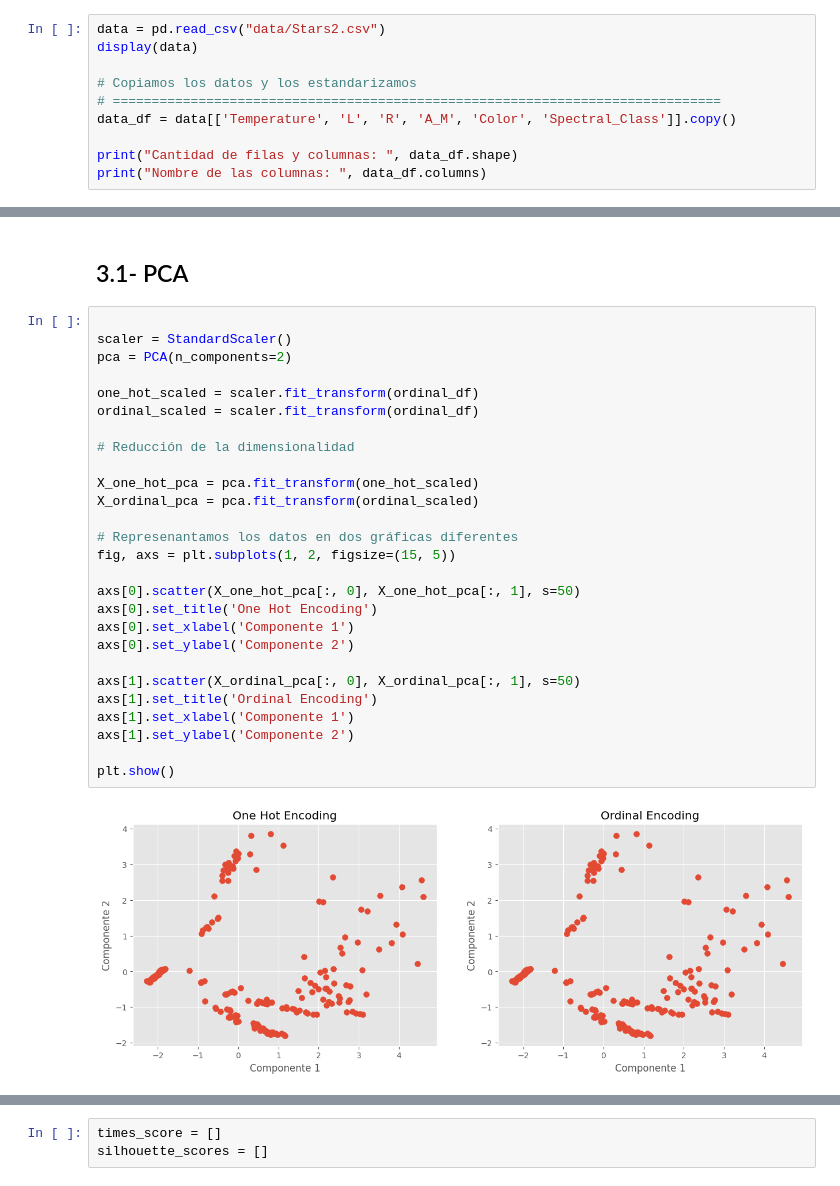
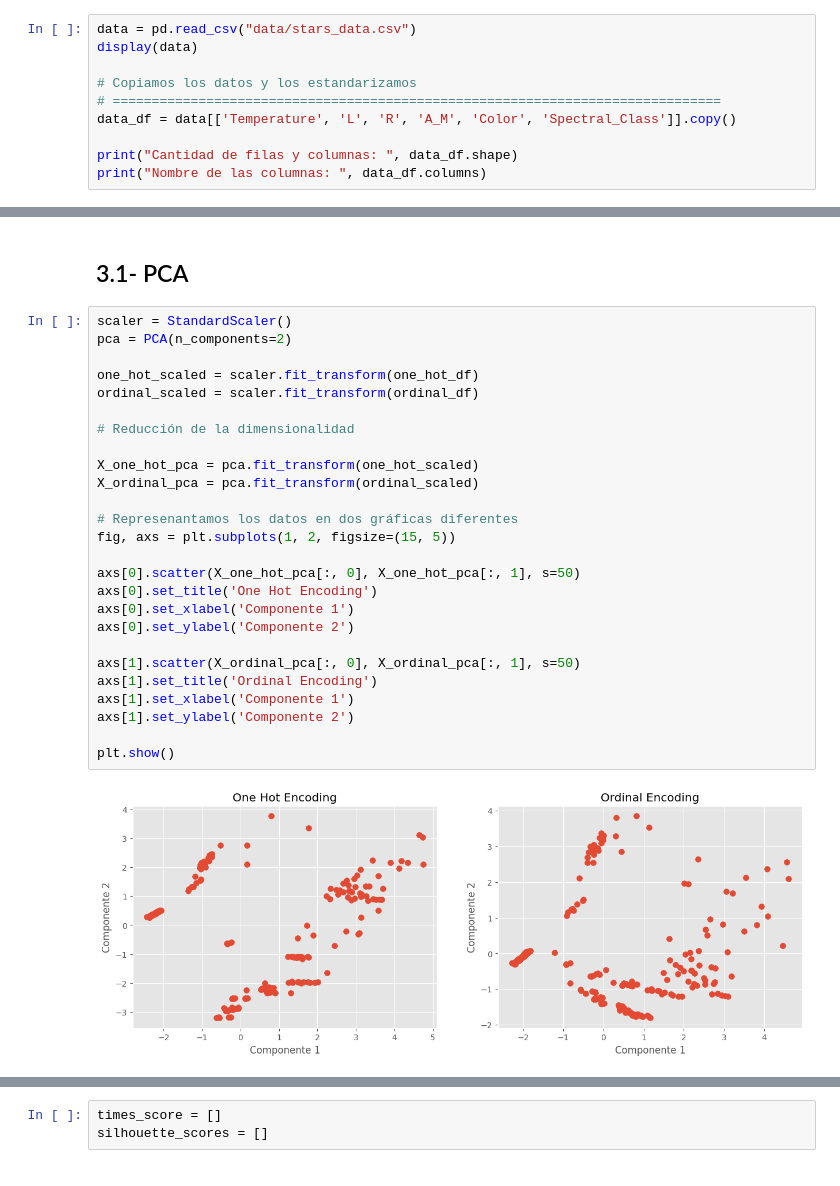
Before and after one commit to RaulCarrero02/G23.P2.100451286.100472334, a Jupyter notebook: kmean.ipynb, the cells around one changed output, grey strips where cells are left out. Saved outputs shown, nothing was run; the diff lists cells and outputs as text.

```diff
--- a/kmean.ipynb
+++ b/kmean.ipynb
@@ -114,7 +115,7 @@ import scipy.cluster.hierarchy as sch
 # %% [markdown]
 ## Importar los datos
 # %%
-data = pd.read_csv("data/Stars2.csv")
+data = pd.read_csv("data/stars_data.csv")
 display(data)
 
 # Copiamos los datos y los estandarizamos
@@ -362,34 +364,33 @@ display(ordinal_df)
 # %% [markdown]
 ## 3.1- PCA
 # %%
-
 scaler = StandardScaler()
 pca = PCA(n_components=2)
 
-one_hot_scaled = scaler.fit_transform(ordinal_df)
+one_hot_scaled = scaler.fit_transform(one_hot_df)
 ordinal_scaled = scaler.fit_transform(ordinal_df)
 
 # Reducción de la dimensionalidad
 
 X_one_hot_pca = pca.fit_transform(one_hot_scaled)
 X_ordinal_pca = pca.fit_transform(ordinal_scaled)
 
 # Represenantamos los datos en dos gráficas diferentes
 fig, axs = plt.subplots(1, 2, figsize=(15, 5))
 
 axs[0].scatter(X_one_hot_pca[:, 0], X_one_hot_pca[:, 1], s=50)
 axs[0].set_title('One Hot Encoding')
 axs[0].set_xlabel('Componente 1')
 axs[0].set_ylabel('Componente 2')
 
 axs[1].scatter(X_ordinal_pca[:, 0], X_ordinal_pca[:, 1], s=50)
 axs[1].set_title('Ordinal Encoding')
 axs[1].set_xlabel('Componente 1')
 axs[1].set_ylabel('Componente 2')
 
 plt.show()
 # %% [output]
-[figure, old version]
+[figure, new version]
 # %%
 
 # Número óptimo de clústeres
```
Also changed, not shown: parts of 18 cells of this notebook, 1 other file.
